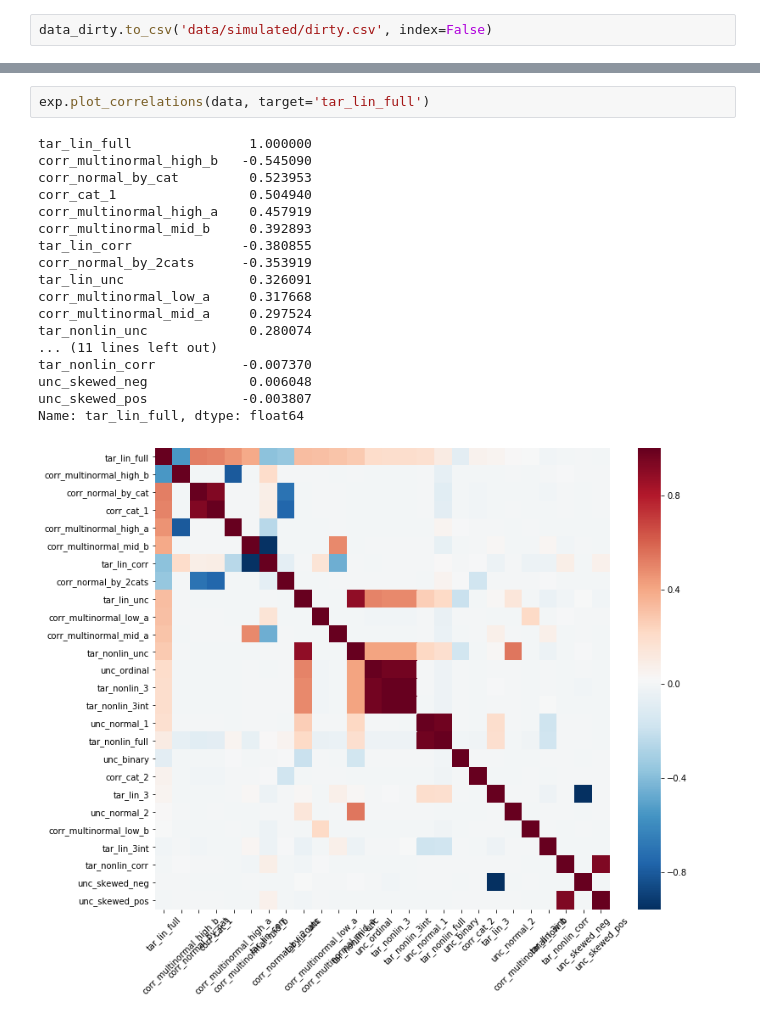
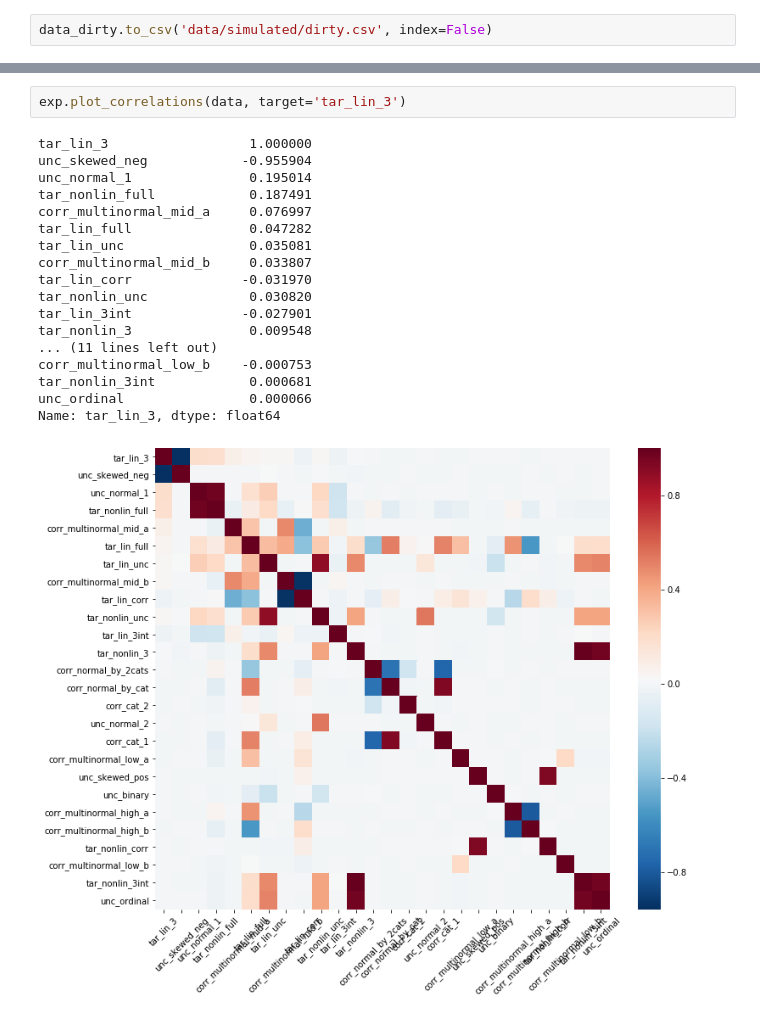
Before and after one commit to lucabasa/ML-algorithms-and-experiments, a Jupyter notebook: 01 - data_generation.ipynb, the cells around one changed output, grey strips where cells are left out. Cells and saved outputs as stored; diff of their text form.

```diff
--- a/01 - data_generation.ipynb
+++ b/01 - data_generation.ipynb
@@ -387,21 +378,21 @@ coefs_linear['tar_lin_full']
 # %%
-exp.plot_correlations(data, target='tar_lin_full')
+exp.plot_correlations(data, target='tar_lin_3')
 # %% [output]
-tar_lin_full               1.000000
-corr_multinormal_high_b   -0.545090
-corr_normal_by_cat         0.523953
-corr_cat_1                 0.504940
-corr_multinormal_high_a    0.457919
-corr_multinormal_mid_b     0.392893
-tar_lin_corr              -0.380855
-corr_normal_by_2cats      -0.353919
-tar_lin_unc                0.326091
-corr_multinormal_low_a     0.317668
-corr_multinormal_mid_a     0.297524
-tar_nonlin_unc             0.280074
+tar_lin_3                  1.000000
+unc_skewed_neg            -0.955904
+unc_normal_1               0.195014
+tar_nonlin_full            0.187491
+corr_multinormal_mid_a     0.076997
+tar_lin_full               0.047282
+tar_lin_unc                0.035081
+corr_multinormal_mid_b     0.033807
+tar_lin_corr              -0.031970
+tar_nonlin_unc             0.030820
+tar_lin_3int              -0.027901
+tar_nonlin_3               0.009548
 ... (11 lines left out)
-tar_nonlin_corr           -0.007370
-unc_skewed_neg             0.006048
-unc_skewed_pos            -0.003807
-Name: tar_lin_full, dtype: float64
+corr_multinormal_low_b    -0.000753
+tar_nonlin_3int            0.000681
+unc_ordinal                0.000066
+Name: tar_lin_3, dtype: float64
-[figure, old version]
+[figure, new version]
```
Also changed, not shown: parts of 17 cells of this notebook, 2 other files.
